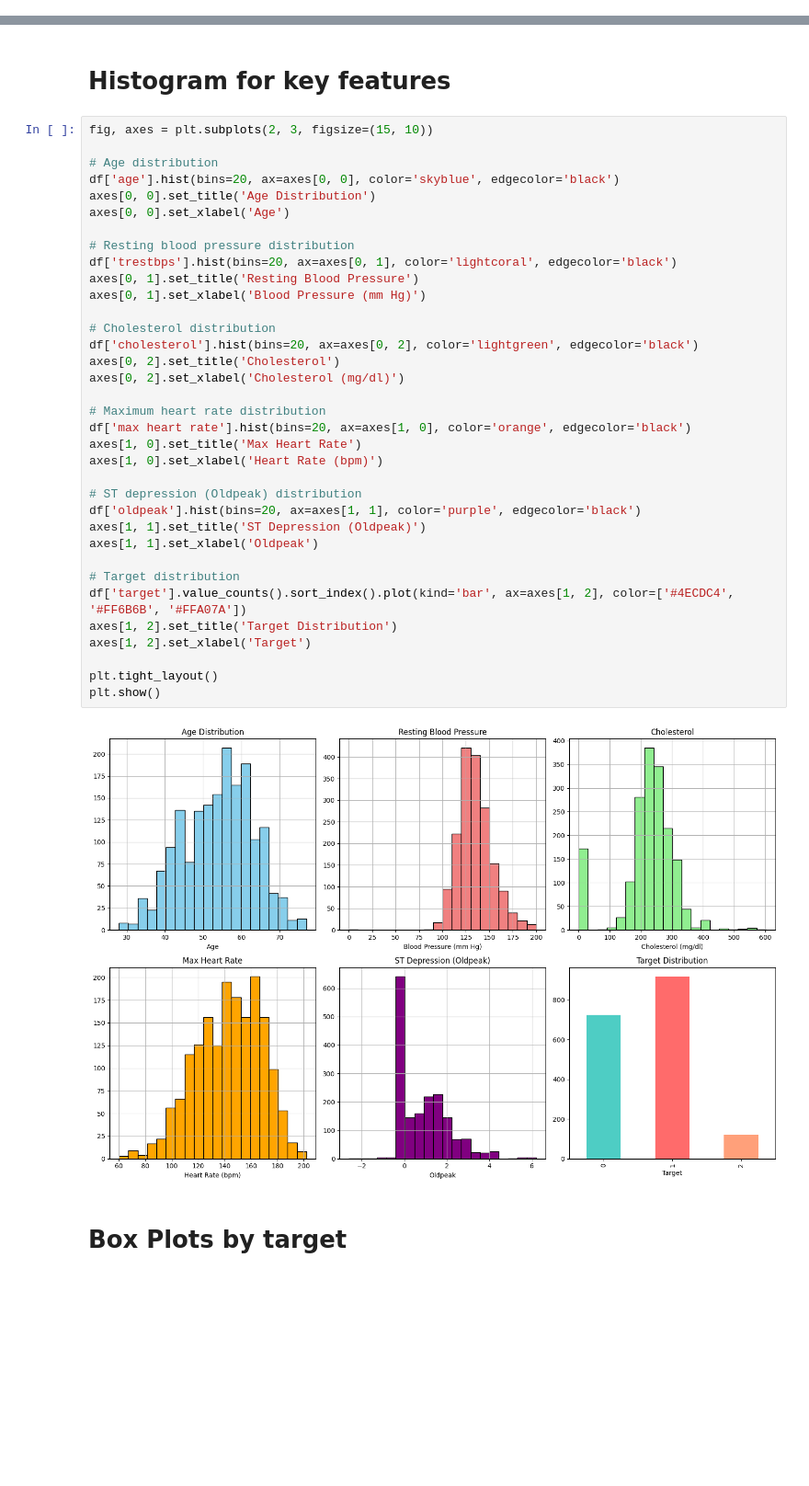
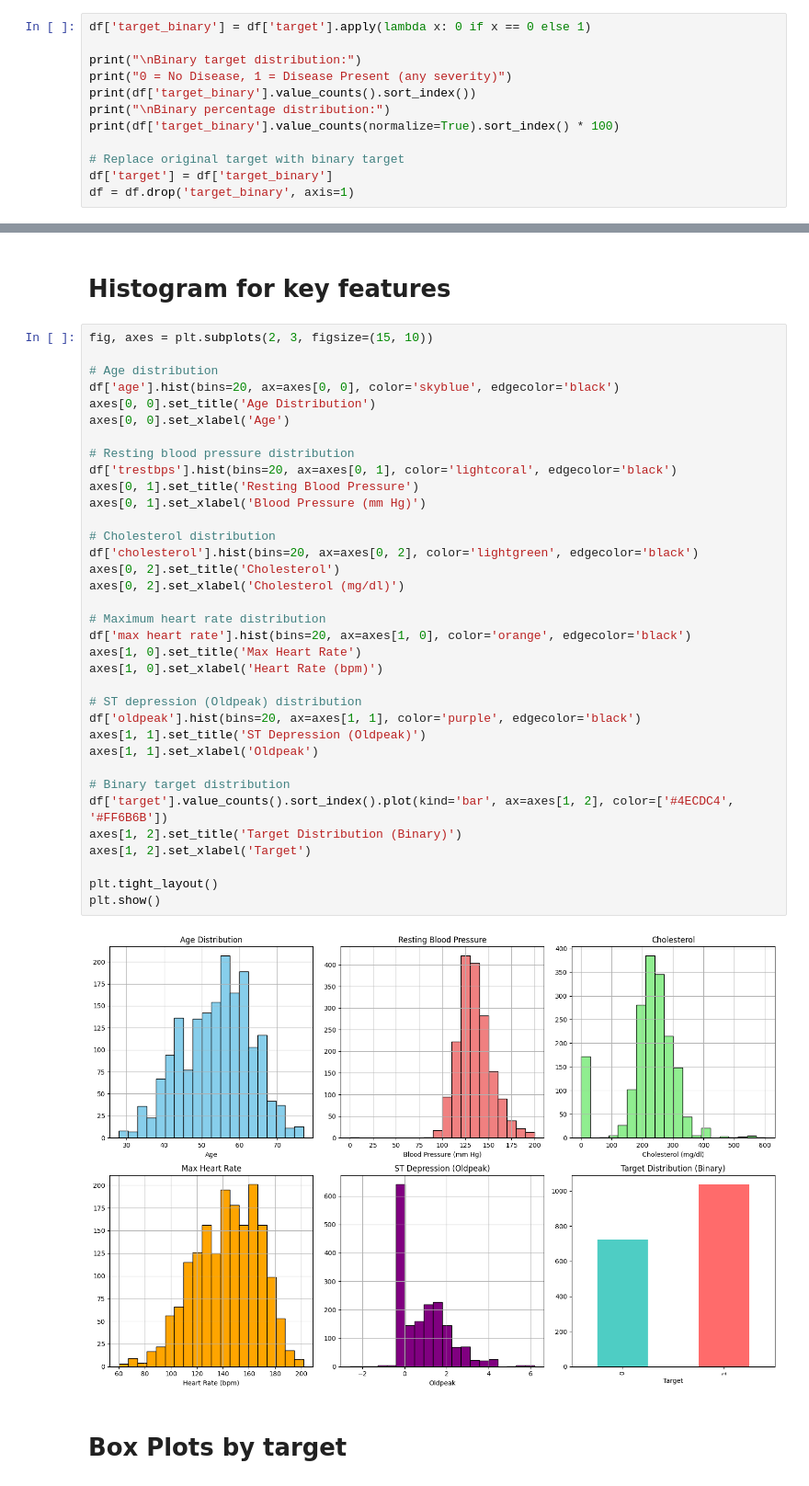
Before and after one commit to 00017024/ML_Project_17024, a Jupyter notebook: analysis.ipynb, the cells around one changed output, grey strips where cells are left out. Shown: that part at 92% size. Saved outputs shown, nothing was run; the diff lists cells and outputs as text; blank space fills up the shorter version.

```diff
--- a/analysis.ipynb
+++ b/analysis.ipynb
@@ -61,0 +73,12 @@ Name: proportion, dtype: float64
+# %%
+df['target_binary'] = df['target'].apply(lambda x: 0 if x == 0 else 1)
+
+print("\nBinary target distribution:")
+print("0 = No Disease, 1 = Disease Present (any severity)")
+print(df['target_binary'].value_counts().sort_index())
+print("\nBinary percentage distribution:")
+print(df['target_binary'].value_counts(normalize=True).sort_index() * 100)
+
+# Replace original target with binary target
+df['target'] = df['target_binary']
+df = df.drop('target_binary', axis=1)
@@ -114,37 +153,37 @@ fig, axes = plt.subplots(2, 3, figsize=(15, 10))
 # Age distribution
 df['age'].hist(bins=20, ax=axes[0, 0], color='skyblue', edgecolor='black')
 axes[0, 0].set_title('Age Distribution')
 axes[0, 0].set_xlabel('Age')
 
 # Resting blood pressure distribution
 df['trestbps'].hist(bins=20, ax=axes[0, 1], color='lightcoral', edgecolor='black')
 axes[0, 1].set_title('Resting Blood Pressure')
 axes[0, 1].set_xlabel('Blood Pressure (mm Hg)')
 
 # Cholesterol distribution
 df['cholesterol'].hist(bins=20, ax=axes[0, 2], color='lightgreen', edgecolor='black')
 axes[0, 2].set_title('Cholesterol')
 axes[0, 2].set_xlabel('Cholesterol (mg/dl)')
 
 # Maximum heart rate distribution
 df['max heart rate'].hist(bins=20, ax=axes[1, 0], color='orange', edgecolor='black')
 axes[1, 0].set_title('Max Heart Rate')
 axes[1, 0].set_xlabel('Heart Rate (bpm)')
 
 # ST depression (Oldpeak) distribution
 df['oldpeak'].hist(bins=20, ax=axes[1, 1], color='purple', edgecolor='black')
 axes[1, 1].set_title('ST Depression (Oldpeak)')
 axes[1, 1].set_xlabel('Oldpeak')
 
-# Target distribution
-df['target'].value_counts().sort_index().plot(kind='bar', ax=axes[1, 2], color=['#4ECDC4', '#FF6B6B', '#FFA07A'])
-axes[1, 2].set_title('Target Distribution')
+# Binary target distribution
+df['target'].value_counts().sort_index().plot(kind='bar', ax=axes[1, 2], color=['#4ECDC4', '#FF6B6B'])
+axes[1, 2].set_title('Target Distribution (Binary)')
 axes[1, 2].set_xlabel('Target')
 
 plt.tight_layout()
 plt.show()
 # %% [output]
-[figure, old version]
+[figure, new version]
 # %% [markdown]
 # Box Plots by target
 # %% [markdown]
```
Also changed, not shown: parts of 34 cells of this notebook.
